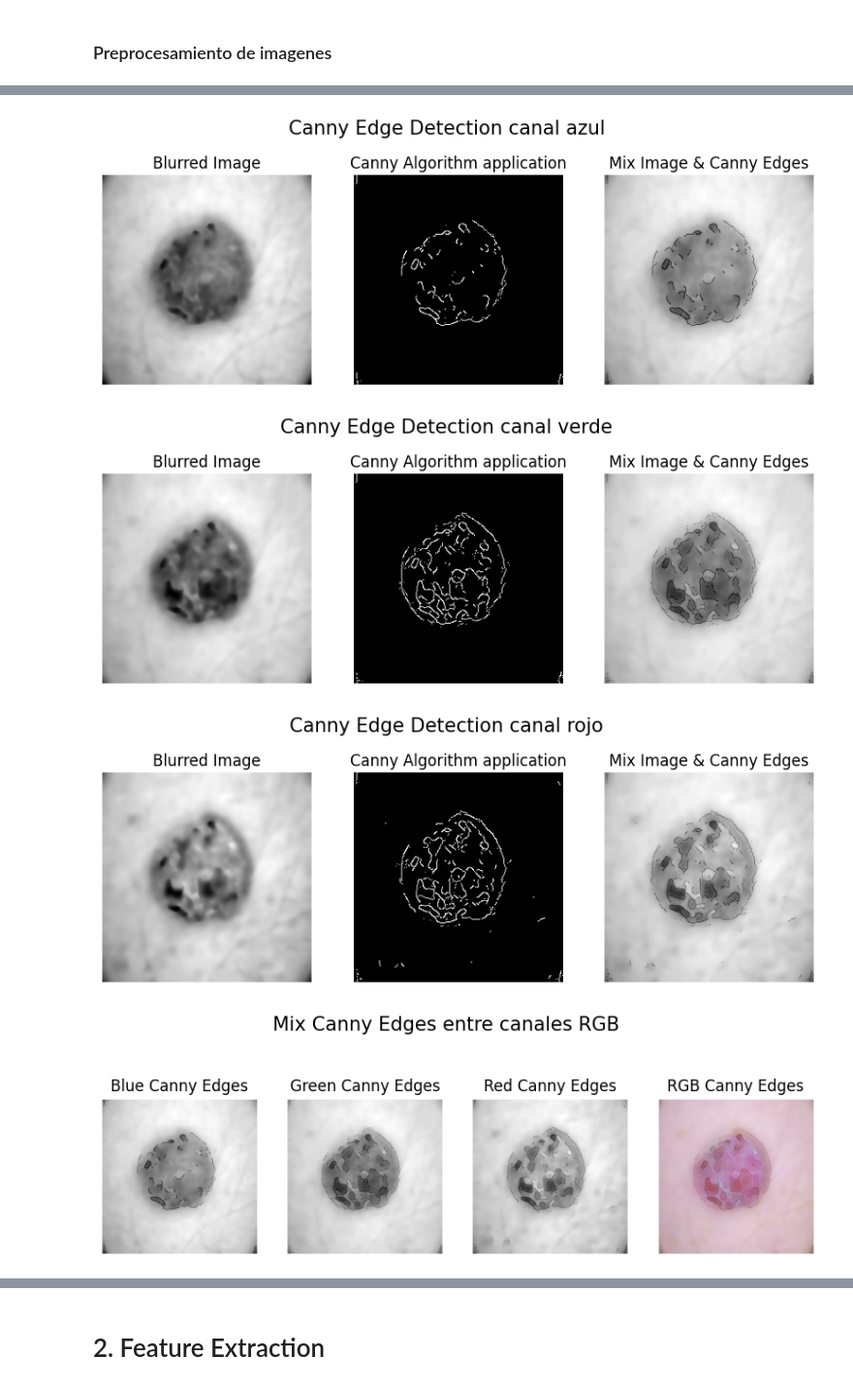
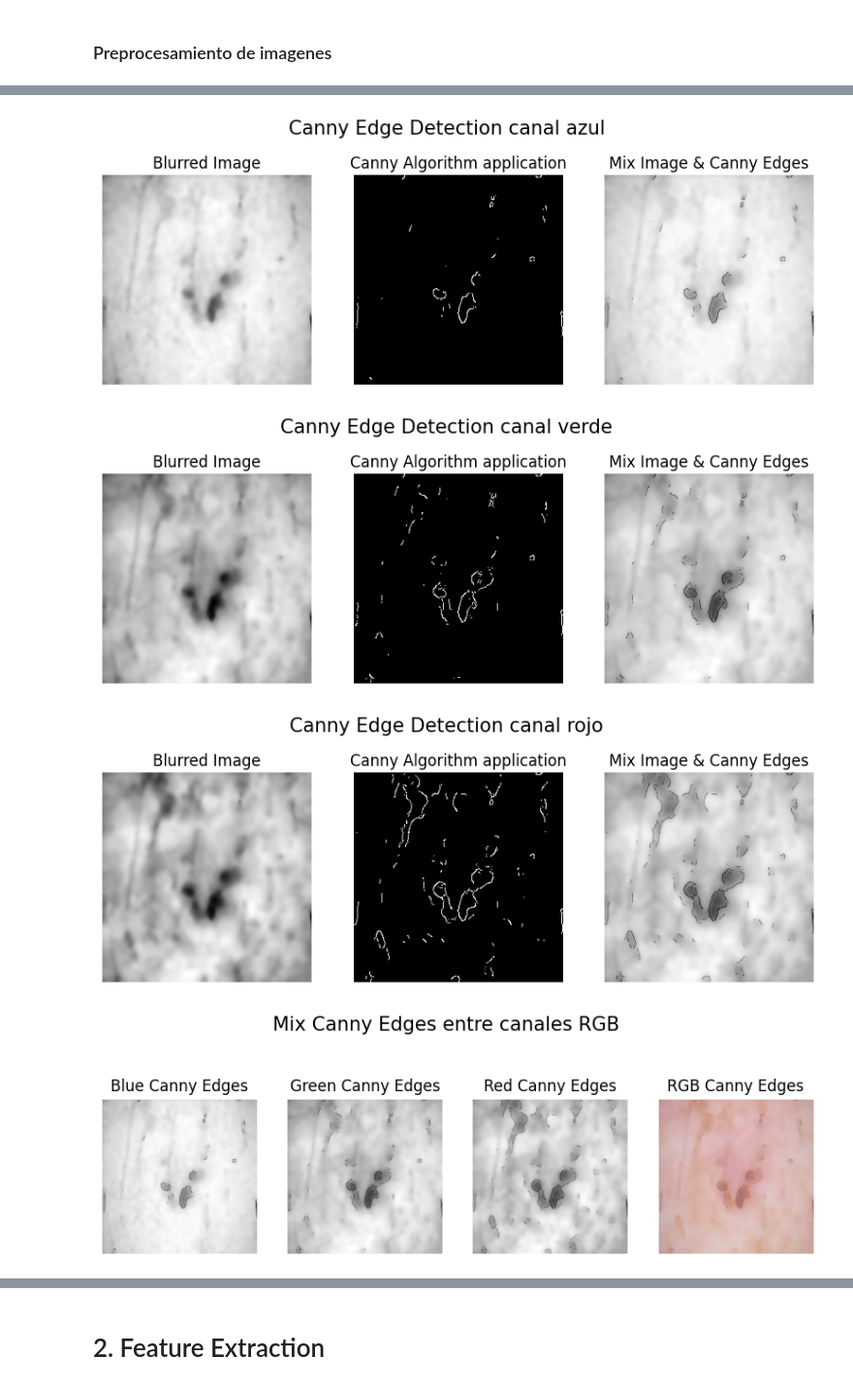
Before and after one commit to pedrozavalat/iic3724-tareas, a Jupyter notebook: T2/T2_PedroPabloZavalaTejos.ipynb, the cells around one changed output, grey strips where cells are left out. Shown at 97% size. Cells and saved outputs as stored; diff of their text form; code cells hidden in the pictures.

```diff
--- a/T2/T2_PedroPabloZavalaTejos.ipynb
+++ b/T2/T2_PedroPabloZavalaTejos.ipynb
@@ -250,36 +251,39 @@ def preprocess(img, show=False):
     alpha = 0.5 # Parametros que determinan el % de mezcla entre imagenes.
     beta = 1.0 - alpha
     # Imagen sin ruido y con un resaltado de la region donde se encuentra
     # el lunar.
     result = cv2.addWeighted(blurred_img, alpha, rgb_mix, beta, 0.0)
 
 
     if show:
         fig, ax = plt.subplots(1, 4, figsize=(10, 10))
         fig.suptitle('Secuencias del Preprocesamiento', fontsize=15)
         ax[0].imshow(img)
         ax[0].set_title('Original Image')
 
         ax[1].imshow(blurred_img, cmap='gray')
         ax[1].set_title('Noise Removal')
 
         ax[2].imshow(rgb_canny, cmap='gray')
         ax[2].set_title('Canny Edge Detection')
 
         ax[3].imshow(result, cmap='gray')
         ax[3].set_title('Preprocessed Image')
 
         for axs in ax:
             axs.axis('off')
 
         plt.subplots_adjust(top=1.5)
         plt.show()
 
+    # Retornamos la imagen preprocesada
+    return result
 
-test_img2 = imageload(1,89)
-preprocess(test_img2, show=True)
+# Imagen de testeo para preprocesamiento: Imagen 10 Clase 1.
+test_img_preprocessing = imageload(1,10)
+preprocessed_image = preprocess(test_img_preprocessing, show=True)
 # %% [output]
-[figure, old version]
+[figure, new version]
-[figure, old version]
+[figure, new version]
-[figure, old version]
+[figure, new version]
-[figure, old version]
+[figure, new version]
```
Also changed, not shown: parts of 17 cells of this notebook.
